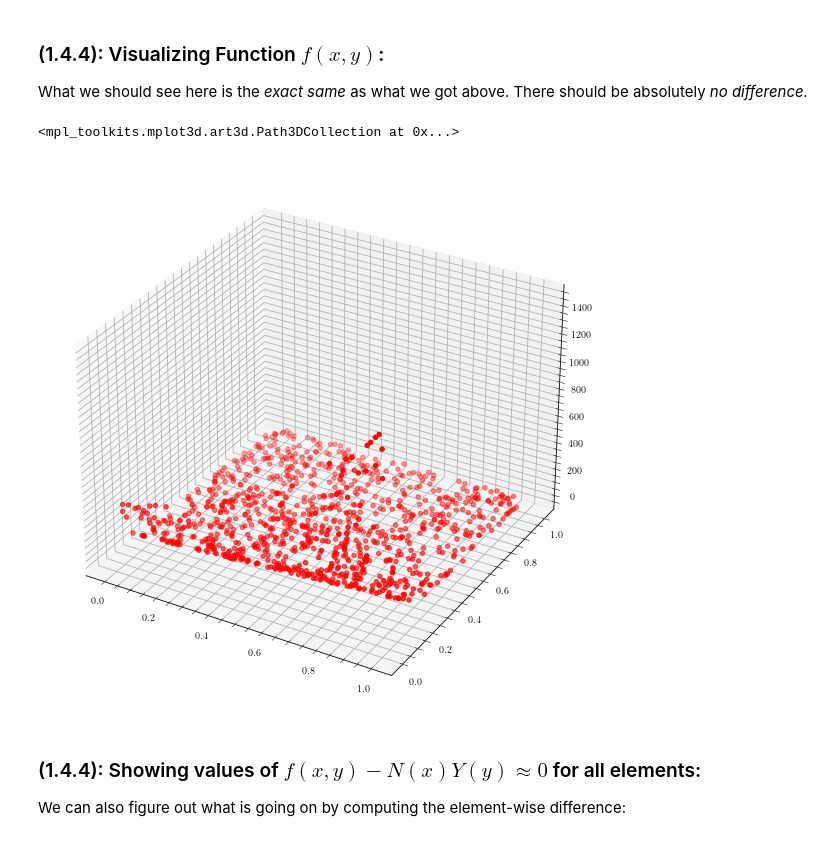
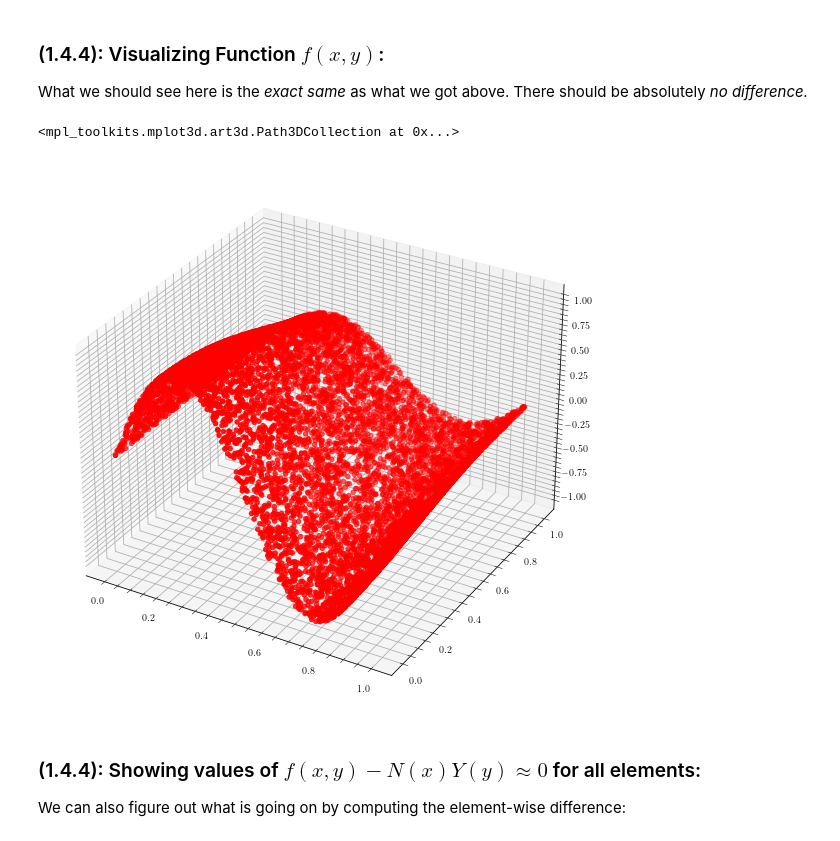
Before and after one commit to Woofmagic/sivers_regression, a Jupyter notebook: app/notebooks/symbolic_approach.ipynb, the cells around one changed output. Drawn from its saved outputs; the diff is of its cells as text; code cells hidden in the pictures.

```diff
--- a/app/notebooks/symbolic_approach.ipynb
+++ b/app/notebooks/symbolic_approach.ipynb
@@ -63,3 +57,12 @@ f_function_of_x_and_y = (independent_variable_symbols[0]**2 + sp.exp(independent
+# %%
+# X(x):
+X_function_of_x = sp.sin(2. * sp.pi * independent_variable_symbols[0])
+
+# Y(y):
+Y_function_of_y = sp.exp(-1.0 * independent_variable_symbols[1]**2)
+
+# f(x, q):
+f_function_of_x_and_y = sp.sin(2. * sp.pi * independent_variable_symbols[0]) * sp.exp(-1.0 * independent_variable_symbols[1]**2)
 # %% [markdown]
 ### (1.2.1): Verify the functions worked:
 # %%
@@ -131,3 +132,8 @@ x_values, y_values = np.random.uniform(low = 0., high = 1., size = 1000), np.ran
+# %%
+x_values = np.random.uniform(low = 0., high = 1., size = 10000).astype(np.float32)
+y_values = np.random.uniform(low = 0., high = 1., size = 10000).astype(np.float32)
+
+f_values = lambdified_f_function_of_x_and_y(x_values, y_values).astype(np.float32)
 # %% [markdown]
 ### (1.4.3): Visualizing the "input space":
 # %%
@@ -171,10 +177,10 @@ What we should see here is the *exact same* as what we got above. There should b
 # %%
 f_vs_p_figure = plt.figure(figsize = (18, 10))
 f_vs_p_axis = f_vs_p_figure.add_subplot(1, 1, 1, projection = "3d")
-f_vs_p_axis.scatter(x_values, y_values, lambdified_f_function_of_x_and_y(x_values, y_values), color = 'red')
+f_vs_p_axis.scatter(x_values, y_values, f_values, color = 'red')
 # %% [output]
 <mpl_toolkits.mplot3d.art3d.Path3DCollection at 0x...>
-[figure, old version]
+[figure, new version]
 # %% [markdown]
 ### (1.4.4): Showing values of $f(x, y) - N(x) Y(y) \approx 0$ for all elements:
 
```
Also changed, not shown: parts of 58 cells of this notebook, 2 other files.
